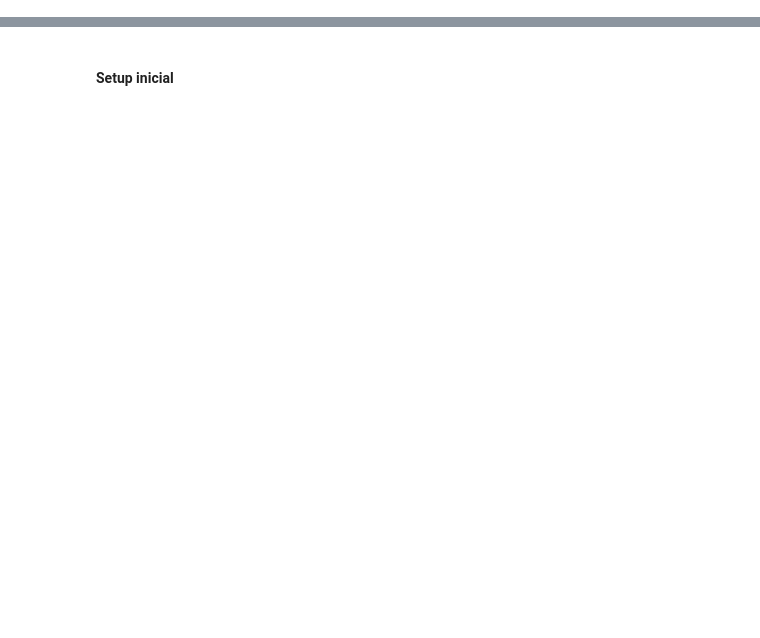
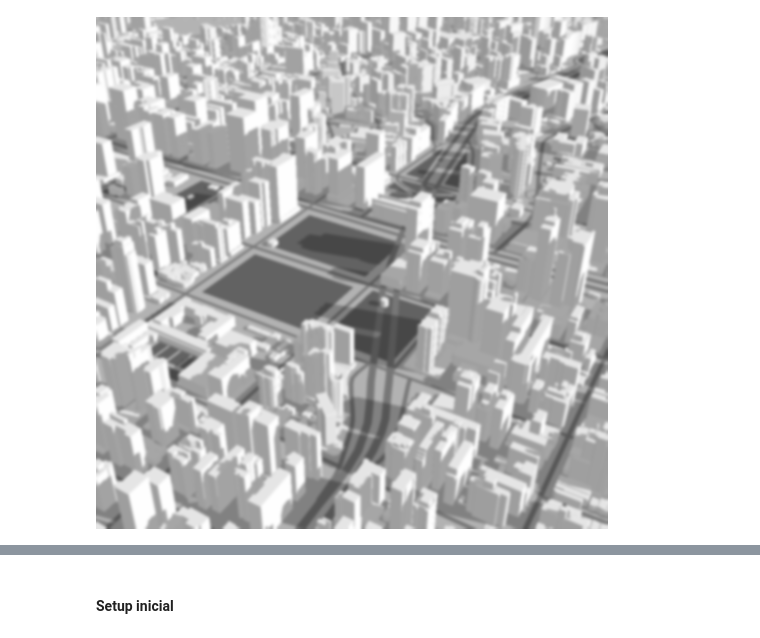
Before and after one commit to LRaupp/test-diffusers, a Jupyter notebook: test.ipynb, the cells around one changed output, grey strips where cells are left out. Saved outputs shown, nothing was run; the diff lists cells and outputs as text; code cells hidden in the pictures; blank space fills up the shorter version.

```diff
--- a/test.ipynb
+++ b/test.ipynb
@@ -0,0 +72,4 @@
+# %%
+depth_map
+# %% [output]
+[figure, added]
```
Also changed, not shown: parts of 9 cells of this notebook, 2 other files.
